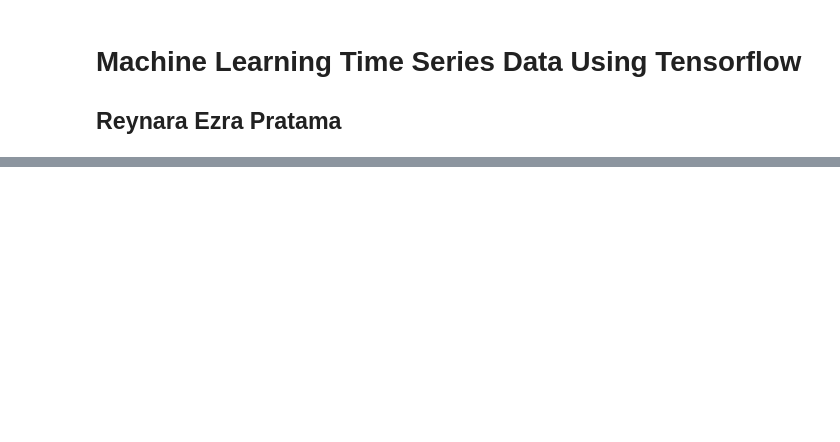
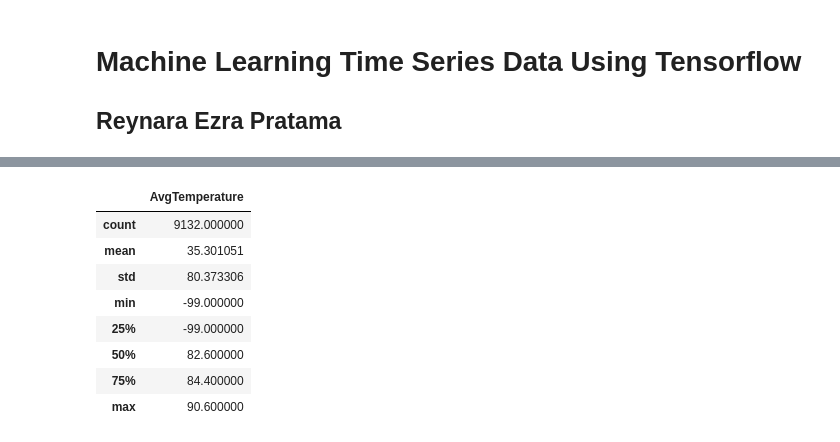
Before and after one commit to ReynaraEzra/Machine-Learning-Time-Series, a Jupyter notebook: Project_Time_Series_Using_Tensorflow.ipynb, the cells around one changed output, grey strips where cells are left out. Drawn from its saved outputs; the diff is of its cells as text; code cells hidden in the pictures; blank space fills up the shorter version.

```diff
--- a/Project_Time_Series_Using_Tensorflow.ipynb
+++ b/Project_Time_Series_Using_Tensorflow.ipynb
@@ -103,0 +148,12 @@ df_new
+# %%
+df_new.describe()
+# %% [output]
+|  | AvgTemperature |
+| count | 9132.000000 |
+| mean | 35.301051 |
+| std | 80.373306 |
+| min | -99.000000 |
+| 25% | -99.000000 |
+| 50% | 82.600000 |
+| 75% | 84.400000 |
+| max | 90.600000 |
```
Also changed, not shown: parts of 38 cells of this notebook.
